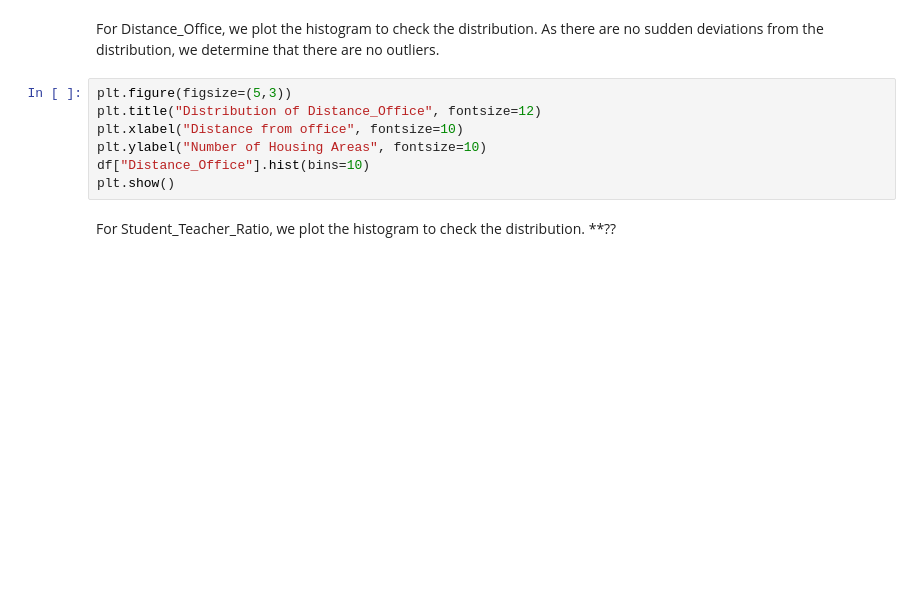
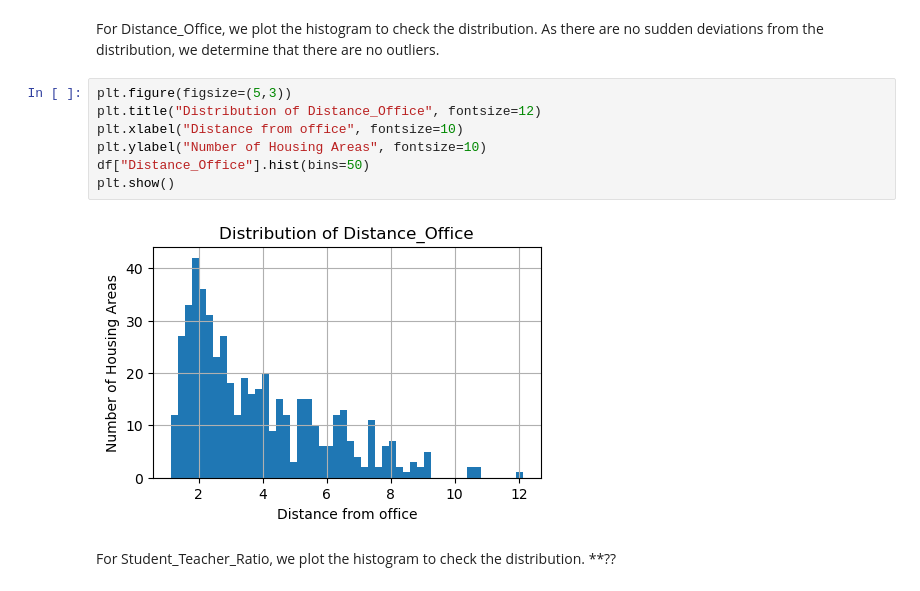
Before and after one commit to jiakai2002/cs105-project, a Jupyter notebook: Submission_Part_One.ipynb, the cells around one changed output. Saved outputs shown, nothing was run; the diff lists cells and outputs as text; blank space fills up the shorter version.

```diff
--- a/Submission_Part_One.ipynb
+++ b/Submission_Part_One.ipynb
@@ -249,10 +268,12 @@ For Distance_Office, we plot the histogram to check the distribution. As there a
 # %%
 plt.figure(figsize=(5,3))
 plt.title("Distribution of Distance_Office", fontsize=12)
 plt.xlabel("Distance from office", fontsize=10)
 plt.ylabel("Number of Housing Areas", fontsize=10)
-df["Distance_Office"].hist(bins=10)
+df["Distance_Office"].hist(bins=50)
 plt.show()
+# %% [output]
+[figure, added]
 # %% [markdown]
 For Student_Teacher_Ratio, we plot the histogram to check the distribution. **??
 # %%
```
Also changed, not shown: parts of 26 cells of this notebook.
